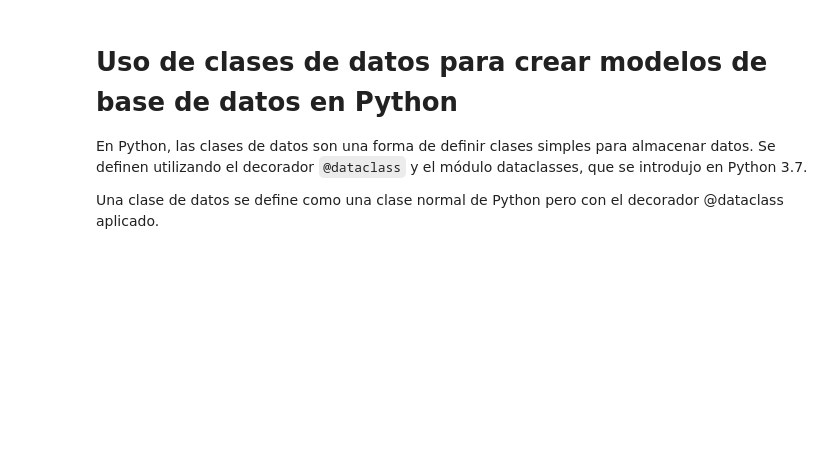
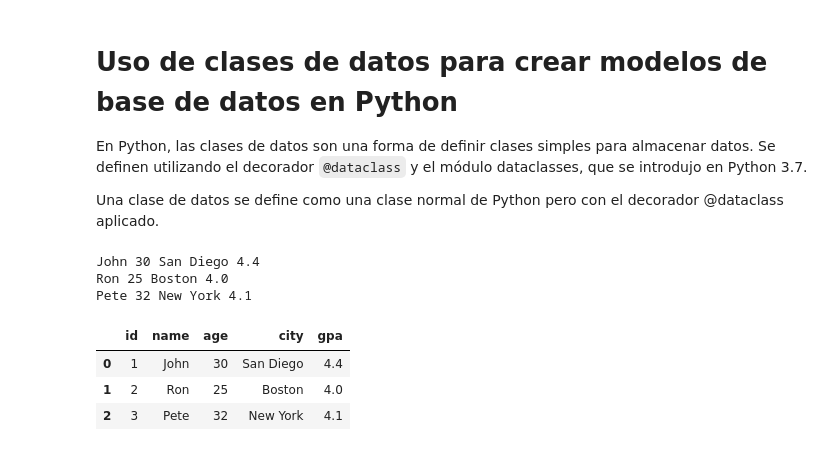
Before and after one commit to al34n1x/DataScience, a Jupyter notebook: 3.Pandas/Pandas_DataLoading.ipynb, the cells around one changed output. Saved outputs shown, nothing was run; the diff lists cells and outputs as text; code cells hidden in the pictures; blank space fills up the shorter version.

```diff
--- a/3.Pandas/Pandas_DataLoading.ipynb
+++ b/3.Pandas/Pandas_DataLoading.ipynb
@@ -477,8 +605,17 @@ session.commit()
 # %%
 all_persons = session.query(Person).all()
 for user in all_persons:
-    print(user.name, user.age)
+    print(user.name, user.age, user.city, user.gpa)
+# %% [output]
+John 30 San Diego 4.4
+Ron 25 Boston 4.0
+Pete 32 New York 4.1
 # %%
 # Usando df podemos hacer la misma consulta
-df = pd.read_sql('select * from person where name = \'John\' ', engine)
+df = pd.read_sql('select * from person', engine)
 df
+# %% [output]
+|  | id | name | age | city | gpa |
+| 0 | 1 | John | 30 | San Diego | 4.4 |
+| 1 | 2 | Ron | 25 | Boston | 4.0 |
+| 2 | 3 | Pete | 32 | New York | 4.1 |
```
Also changed, not shown: parts of 30 cells of this notebook.
